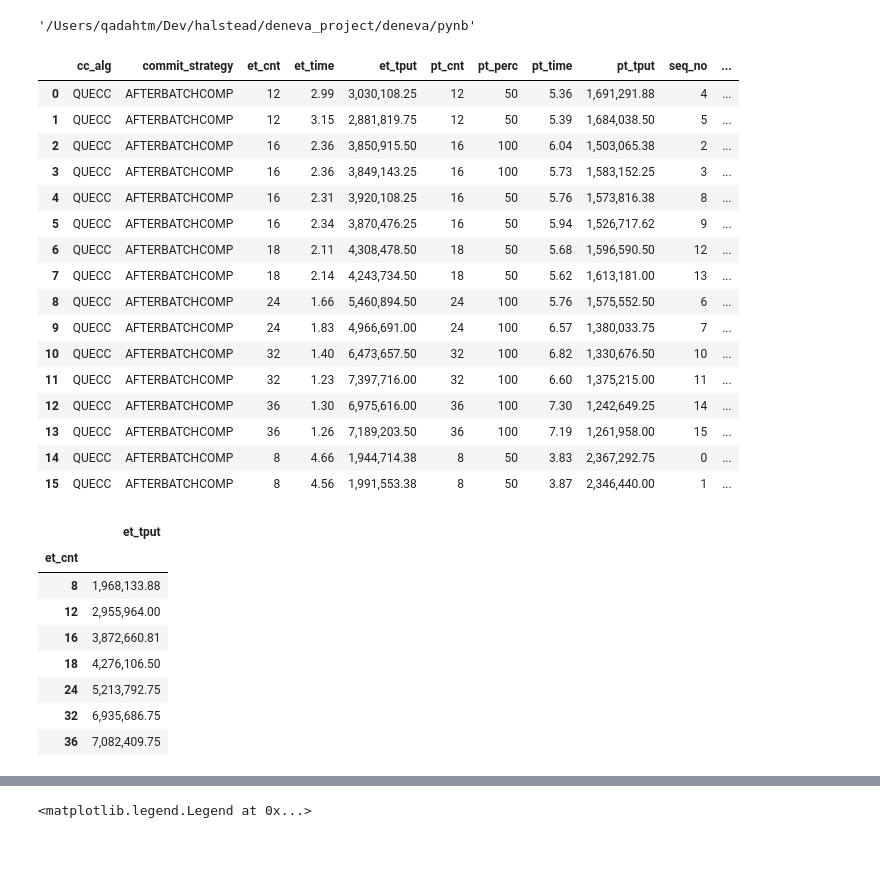
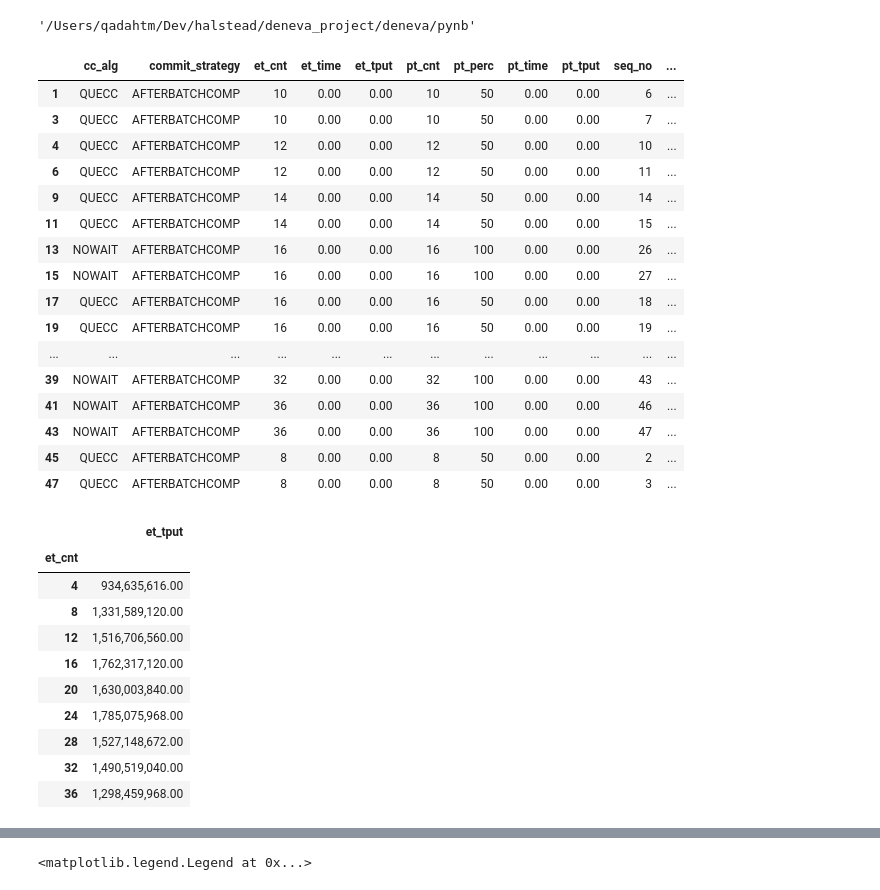
Before and after one commit to qadahtm/deneva, a Jupyter notebook: pynb/QueCC.ipynb, the cells around one changed output, grey strips where cells are left out. Saved outputs shown, nothing was run; the diff lists cells and outputs as text; code cells hidden in the pictures; blank space fills up the shorter version.

```diff
--- a/pynb/QueCC.ipynb
+++ b/pynb/QueCC.ipynb
@@ -322,6 +322,31 @@ directory = "/Users/qadahtm/Dev/halstead/deneva_project/deneva/exp_results/fixed
 directory = "/Users/qadahtm/Dev/halstead/deneva_project/deneva/exp_results/fixed_mode_lookup_simple_eagersplit_readonly2"
 
 directory = "/Users/qadahtm/Dev/halstead/deneva_project/deneva/exp_results/fixed_mode_withdb_simple_eagersplit2"
+directory = "/Users/qadahtm/Dev/halstead/deneva_project/deneva/exp_results/normal_mode_withdb_simple_eagersplit"
+
+directory = "/Users/qadahtm/Dev/halstead/deneva_project/deneva/exp_results/normal_mode_withdb_simple_eagersplit_uniform"
+
+# directory = "/Users/qadahtm/Dev/halstead/deneva_project/deneva/exp_results/normal_mode_withdb_simple_lazysplit_uniform"
+# directory = "/Users/qadahtm/Dev/halstead/deneva_project/deneva/exp_results/fixed_mode_withdb_simple_lazysplit_bptet"
+# directory = "/Users/qadahtm/Dev/halstead/deneva_project/deneva/exp_results/fixed_mode_withdb_simple_lazysplit_ptet"
+# directory = "/Users/qadahtm/Dev/halstead/deneva_project/deneva/exp_results/fixed_mode_withdb_simple_nosplit_ptet"
+# directory = "/Users/qadahtm/Dev/halstead/deneva_project/deneva/exp_results/fixed_mode_withdb_simple_eagersplit_ptet4"
+# directory = "/Users/qadahtm/Dev/halstead/deneva_project/deneva/exp_results/fixed_mode_withdb_simple_nosplit_ptet3"
+directory = "/Users/qadahtm/Dev/halstead/deneva_project/deneva/exp_results/2017-07-17-12-09-49-PM"
+
+#Deneva ClientQueryQueue Initialize queries and create messages on the fly
+directory = "/Users/qadahtm/Dev/halstead/deneva_project/deneva/exp_results/2017-07-17-12-39-21-PM"
+
+#Intialize messages and reuse them
+directory = "/Users/qadahtm/Dev/halstead/deneva_project/deneva/exp_results/2017-07-17-01-09-40-PM"
+
+directory = "/Users/qadahtm/Dev/halstead/deneva_project/deneva/exp_results/2017-07-17-02-42-22-PM"
+# directory = "/Users/qadahtm/Dev/halstead/deneva_project/deneva/exp_results/normal_mode_withdb_simple_eagersplit_ptet"
+
+
+directory = "/Users/qadahtm/Dev/halstead/deneva_project/deneva/exp_results/normal_mode_withdb_simple_nosplit_ptet_msgs"
+
+directory = "/Users/qadahtm/Dev/halstead/deneva_project/deneva/exp_results/normal_mode_withdb_simple_eagersplit_quecc_nowait_zt0zt6"
 
 resFiles = os.listdir(directory)
 # print(resFiles)
@@ -397,7 +422,7 @@ for fname in resFiles:
                 data['worker_cnt'].append(int(e_data['g_thread_cnt']))
 
         if (cc_alg == 'QUECC'):
-            data['worker_cnt'].append(int(e_data['g_thread_cnt'])*2)
+            data['worker_cnt'].append(pt_cnt+et_cnt)
         else:
             data['worker_cnt'].append(int(e_data['g_thread_cnt']))
 
@@ -424,50 +449,51 @@ for fname in resFiles:
             data['total_tput'].append(float(0))
 
         data['virt_mem_usage'].append(int(e_data['virt_mem_usage']))
         data['pt_perc'].append(pt_perc)
         data['pt_cnt'].append(pt_cnt)
         data['pt_time'].append(float(e_data['pt_time']))
         data['pt_tput'].append(float(e_data['pt_tput']))
         data['et_cnt'].append(et_cnt)
         data['et_time'].append(float(e_data['et_time']))
         data['et_tput'].append(float(e_data['et_tput']))
         data['trial_no'].append(int(trial_num))
         data['seq_no'].append(int(seq_num))
         data['zipf_theta'].append('{:.1f}'.format(float(e_data['g_zipf_theta'])))
 
 # print(data)
 df = pd.DataFrame(data)
 # group_theta = df.groupby('zipf_theta')
 # df = df[df.worker_cnt!=56]
 # df = df[df.worker_cnt>24]
 # df = df[df.cc_alg == 'QUECC']
 # df = df[df.zipf_theta != '0.9']
-# df = df[df.zipf_theta != '0.0']
+# df = df[df.zipf_theta == '0.0']
+df = df[df.zipf_theta == '0.6']
 # df = df[df.commit_strategy != 'IMMEDIATE']
 # df = df[df.et_tput != 0]
 # df = df[df.pt_perc == 50]
 # df = df[df.pt_perc != 25]
 # df = df[df.pt_perc == 100]
 # df = df[df.worker_cnt !=8]
 df
 # %% [output]
 |  | cc_alg | commit_strategy | et_cnt | et_time | et_tput | pt_cnt | pt_perc | pt_time | pt_tput | seq_no | ... |
-| 0 | QUECC | AFTERBATCHCOMP | 12 | 2.99 | 3,030,108.25 | 12 | 50 | 5.36 | 1,691,291.88 | 4 | ... |
-| 1 | QUECC | AFTERBATCHCOMP | 12 | 3.15 | 2,881,819.75 | 12 | 50 | 5.39 | 1,684,038.50 | 5 | ... |
-| 2 | QUECC | AFTERBATCHCOMP | 16 | 2.36 | 3,850,915.50 | 16 | 100 | 6.04 | 1,503,065.38 | 2 | ... |
-| 3 | QUECC | AFTERBATCHCOMP | 16 | 2.36 | 3,849,143.25 | 16 | 100 | 5.73 | 1,583,152.25 | 3 | ... |
-| 4 | QUECC | AFTERBATCHCOMP | 16 | 2.31 | 3,920,108.25 | 16 | 50 | 5.76 | 1,573,816.38 | 8 | ... |
-| 5 | QUECC | AFTERBATCHCOMP | 16 | 2.34 | 3,870,476.25 | 16 | 50 | 5.94 | 1,526,717.62 | 9 | ... |
-| 6 | QUECC | AFTERBATCHCOMP | 18 | 2.11 | 4,308,478.50 | 18 | 50 | 5.68 | 1,596,590.50 | 12 | ... |
-| 7 | QUECC | AFTERBATCHCOMP | 18 | 2.14 | 4,243,734.50 | 18 | 50 | 5.62 | 1,613,181.00 | 13 | ... |
-| 8 | QUECC | AFTERBATCHCOMP | 24 | 1.66 | 5,460,894.50 | 24 | 100 | 5.76 | 1,575,552.50 | 6 | ... |
-| 9 | QUECC | AFTERBATCHCOMP | 24 | 1.83 | 4,966,691.00 | 24 | 100 | 6.57 | 1,380,033.75 | 7 | ... |
-| 10 | QUECC | AFTERBATCHCOMP | 32 | 1.40 | 6,473,657.50 | 32 | 100 | 6.82 | 1,330,676.50 | 10 | ... |
-| 11 | QUECC | AFTERBATCHCOMP | 32 | 1.23 | 7,397,716.00 | 32 | 100 | 6.60 | 1,375,215.00 | 11 | ... |
-| 12 | QUECC | AFTERBATCHCOMP | 36 | 1.30 | 6,975,616.00 | 36 | 100 | 7.30 | 1,242,649.25 | 14 | ... |
-| 13 | QUECC | AFTERBATCHCOMP | 36 | 1.26 | 7,189,203.50 | 36 | 100 | 7.19 | 1,261,958.00 | 15 | ... |
-| 14 | QUECC | AFTERBATCHCOMP | 8 | 4.66 | 1,944,714.38 | 8 | 50 | 3.83 | 2,367,292.75 | 0 | ... |
-| 15 | QUECC | AFTERBATCHCOMP | 8 | 4.56 | 1,991,553.38 | 8 | 50 | 3.87 | 2,346,440.00 | 1 | ... |
+| 1 | QUECC | AFTERBATCHCOMP | 10 | 0.00 | 0.00 | 10 | 50 | 0.00 | 0.00 | 6 | ... |
+| 3 | QUECC | AFTERBATCHCOMP | 10 | 0.00 | 0.00 | 10 | 50 | 0.00 | 0.00 | 7 | ... |
+| 4 | QUECC | AFTERBATCHCOMP | 12 | 0.00 | 0.00 | 12 | 50 | 0.00 | 0.00 | 10 | ... |
+| 6 | QUECC | AFTERBATCHCOMP | 12 | 0.00 | 0.00 | 12 | 50 | 0.00 | 0.00 | 11 | ... |
+| 9 | QUECC | AFTERBATCHCOMP | 14 | 0.00 | 0.00 | 14 | 50 | 0.00 | 0.00 | 14 | ... |
+| 11 | QUECC | AFTERBATCHCOMP | 14 | 0.00 | 0.00 | 14 | 50 | 0.00 | 0.00 | 15 | ... |
+| 13 | NOWAIT | AFTERBATCHCOMP | 16 | 0.00 | 0.00 | 16 | 100 | 0.00 | 0.00 | 26 | ... |
+| 15 | NOWAIT | AFTERBATCHCOMP | 16 | 0.00 | 0.00 | 16 | 100 | 0.00 | 0.00 | 27 | ... |
+| 17 | QUECC | AFTERBATCHCOMP | 16 | 0.00 | 0.00 | 16 | 50 | 0.00 | 0.00 | 18 | ... |
+| 19 | QUECC | AFTERBATCHCOMP | 16 | 0.00 | 0.00 | 16 | 50 | 0.00 | 0.00 | 19 | ... |
+| ... | ... | ... | ... | ... | ... | ... | ... | ... | ... | ... | ... |
+| 39 | NOWAIT | AFTERBATCHCOMP | 32 | 0.00 | 0.00 | 32 | 100 | 0.00 | 0.00 | 43 | ... |
+| 41 | NOWAIT | AFTERBATCHCOMP | 36 | 0.00 | 0.00 | 36 | 100 | 0.00 | 0.00 | 46 | ... |
+| 43 | NOWAIT | AFTERBATCHCOMP | 36 | 0.00 | 0.00 | 36 | 100 | 0.00 | 0.00 | 47 | ... |
+| 45 | QUECC | AFTERBATCHCOMP | 8 | 0.00 | 0.00 | 8 | 50 | 0.00 | 0.00 | 2 | ... |
+| 47 | QUECC | AFTERBATCHCOMP | 8 | 0.00 | 0.00 | 8 | 50 | 0.00 | 0.00 | 3 | ... |
 # %%
 # grouped = df.groupby(['cc_alg','zipf_theta', 'worker_cnt', 'pt_perc','commit_strategy', 'pt_cnt', 'et_cnt']).tput.agg(['count', 'min', 'max', 'mean'])
 pd.options.display.float_format = '{:,.2f}'.format
@@ -480,13 +506,15 @@ grouped
 # %% [output]
 |  | et_tput |
 | et_cnt |  |
-| 8 | 1,968,133.88 |
-| 12 | 2,955,964.00 |
-| 16 | 3,872,660.81 |
-| 18 | 4,276,106.50 |
-| 24 | 5,213,792.75 |
-| 32 | 6,935,686.75 |
-| 36 | 7,082,409.75 |
+| 4 | 934,635,616.00 |
+| 8 | 1,331,589,120.00 |
+| 12 | 1,516,706,560.00 |
+| 16 | 1,762,317,120.00 |
+| 20 | 1,630,003,840.00 |
+| 24 | 1,785,075,968.00 |
+| 28 | 1,527,148,672.00 |
+| 32 | 1,490,519,040.00 |
+| 36 | 1,298,459,968.00 |
 # %%
 # grouped = df.groupby(['cc_alg','zipf_theta', 'worker_cnt', 'pt_perc','commit_strategy', 'pt_cnt', 'et_cnt']).tput.agg(['count', 'min', 'max', 'mean'])
 pd.options.display.float_format = '{:,.2f}'.format
```
Also changed, not shown: parts of 11 cells of this notebook, 13 other files.
